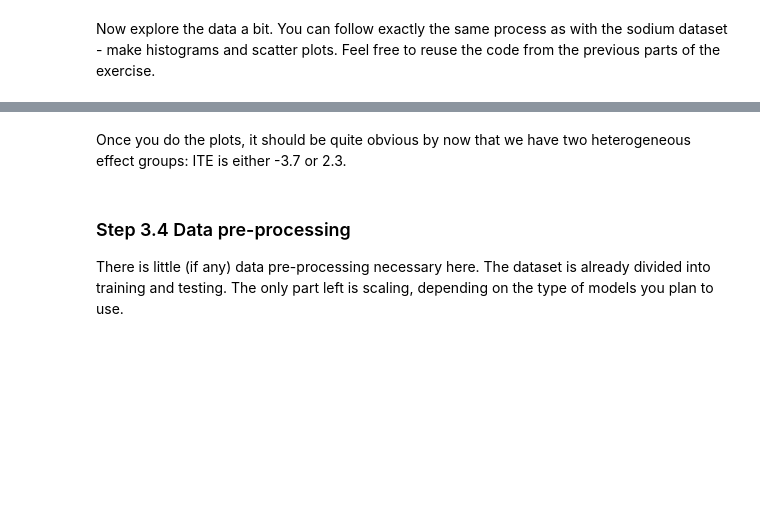
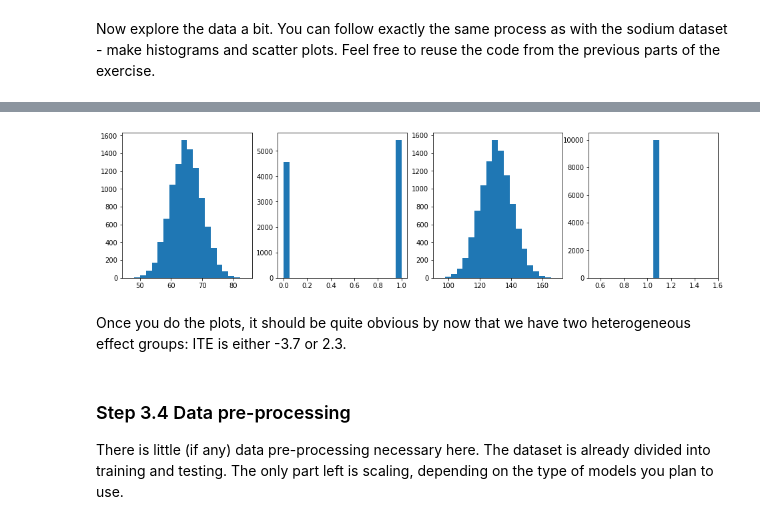
Before and after one commit to FarhinaMirza/CE888, a Jupyter notebook: Causal_Inference.ipynb, the cells around one changed output, grey strips where cells are left out. Cells and saved outputs as stored; diff of their text form; code cells hidden in the pictures; blank space fills up the shorter version.

```diff
--- a/Causal_Inference.ipynb
+++ b/Causal_Inference.ipynb
@@ -478,3 +556,16 @@ Now explore the data a bit. You can follow exactly the same process as with the
+# %%
+# Histograms - again, feel free to reuse the pre-existing code.
+
+# YOUR CODE HERE
+bins=20
+fig, axs = plt.subplots(1, 4, figsize=(16, 4))
+axs[0].hist(X, bins=bins)
+axs[1].hist(T, bins=bins)
+axs[2].hist(Y, bins=bins)
+axs[3].hist(ite, bins=bins)
+plt.show()
+# %% [output]
+[figure, added]
 # %% [markdown]
 Once you do the plots, it should be quite obvious by now that we have two heterogeneous effect groups: ITE is either -3.7 or 2.3.
 # %% [markdown]
```
Also changed, not shown: parts of 22 cells of this notebook.
